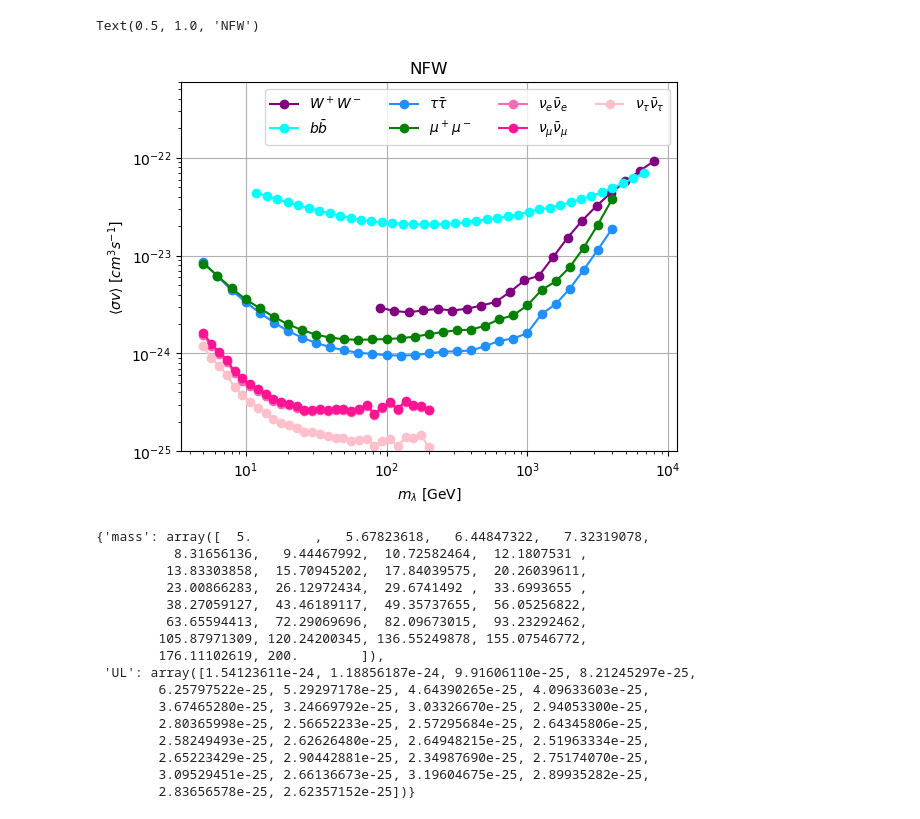
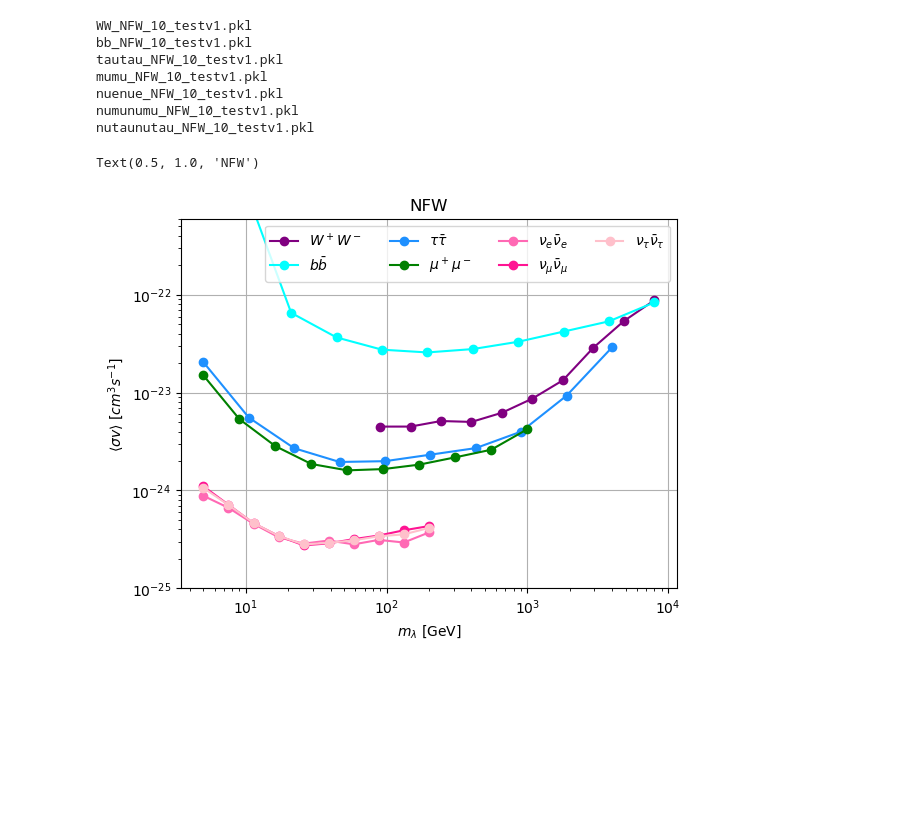
Before and after one commit to NhanChau94/GC_OscNext, a Jupyter notebook: PlotScripts/UpperLimit.ipynb, the cells around one changed output. Cells and saved outputs as stored; diff of their text form; code cells hidden in the pictures; blank space fills up the shorter version.

```diff
--- a/PlotScripts/UpperLimit.ipynb
+++ b/PlotScripts/UpperLimit.ipynb
@@ -19,41 +19,33 @@ file = os.listdir(filepath)
 # %%
 profile = 'NFW'
 for ch in channels:
-    path = [file[i] for i in range(len(file)) if (ch +"_"+ profile in file[i])]
+    path = [file[i] for i in range(len(file)) if (ch +"_"+ profile in file[i] and 'testv1' in file[i])]
     if len(path)==0: continue
+    print(path[0])
     UL = pkl.load(open(filepath+path[0], "rb"))
-    if ch=='bb':
-        plt.plot(UL['mass'][1:-1], UL['UL'][1:-1], marker='o', label=ch_title[ch], color=cols[ch])
-    else:
-        plt.plot(UL['mass'], UL['UL'], marker='o',label=ch_title[ch], color=cols[ch])
+    # if ch=='bb':
+    #     plt.plot(UL['mass'][1:-1], UL['UL'][1:-1], marker='o', label=ch_title[ch], color=cols[ch])
+    # else:
+    plt.plot(UL['mass'], UL['UL'], marker='o',label=ch_title[ch], color=cols[ch])
+
+# UL = pkl.load(open('/data/user/tchau/Sandbox/GC_OscNext/Sensitivity/UpperLimit/WW_NFW_10_testv1.pkl', "rb"))
+# plt.plot(UL['mass'], UL['UL'], marker='o',label='WW-new', color='gray')
 
 plt.semilogy()
 plt.semilogx()
 plt.ylim(1e-25, 6e-22)
 plt.legend(ncol=4)
 plt.ylabel(r'$\langle \sigma v \rangle$'+r' $[cm^3 s^{-1}]$')
 plt.xlabel(r'$m_{\lambda}$'+' [GeV]')
 plt.grid()
 plt.title('{}'.format(profile))
 # %% [output]
-Text(0.5, 1.0, 'NFW')
+WW_NFW_10_testv1.pkl
+bb_NFW_10_testv1.pkl
+tautau_NFW_10_testv1.pkl
+mumu_NFW_10_testv1.pkl
+nuenue_NFW_10_testv1.pkl
+numunumu_NFW_10_testv1.pkl
+nutaunutau_NFW_10_testv1.pkl
+Text(0.5, 1.0, 'NFW')
-[figure, old version]
+[figure, new version]
-# %%
-UL
-# %% [output]
-{'mass': array([  5.        ,   5.67823618,   6.44847322,   7.32319078,
-          8.31656136,   9.44467992,  10.72582464,  12.1807531 ,
-         13.83303858,  15.70945202,  17.84039575,  20.26039611,
-         23.00866283,  26.12972434,  29.6741492 ,  33.6993655 ,
-         38.27059127,  43.46189117,  49.35737655,  56.05256822,
-         63.65594413,  72.29069696,  82.09673015,  93.23292462,
-        105.87971309, 120.24200345, 136.55249878, 155.07546772,
-        176.11102619, 200.        ]),
- 'UL': array([1.54123611e-24, 1.18856187e-24, 9.91606110e-25, 8.21245297e-25,
-        6.25797522e-25, 5.29297178e-25, 4.64390265e-25, 4.09633603e-25,
-        3.67465280e-25, 3.24669792e-25, 3.03326670e-25, 2.94053300e-25,
-        2.80365998e-25, 2.56652233e-25, 2.57295684e-25, 2.64345806e-25,
-        2.58249493e-25, 2.62626480e-25, 2.64948215e-25, 2.51963334e-25,
-        2.65223429e-25, 2.90442881e-25, 2.34987690e-25, 2.75174070e-25,
-        3.09529451e-25, 2.66136673e-25, 3.19604675e-25, 2.89935282e-25,
-        2.83656578e-25, 2.62357152e-25])}
```
Also changed, not shown: parts of 3 cells of this notebook, 15 other files.
